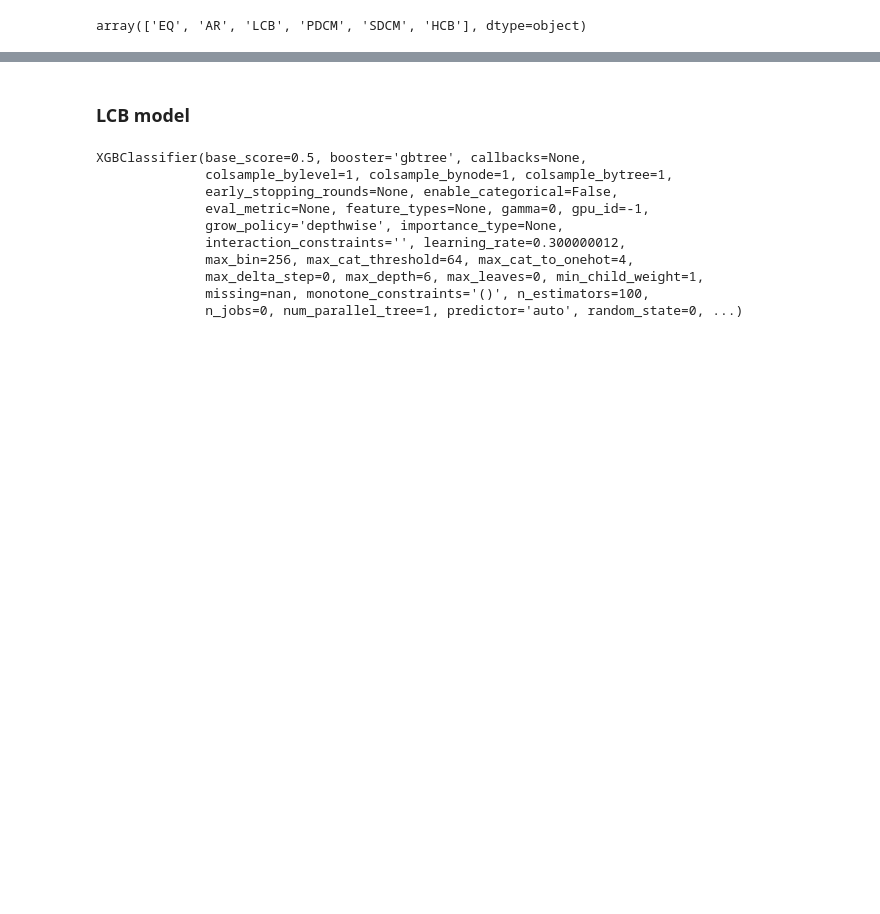
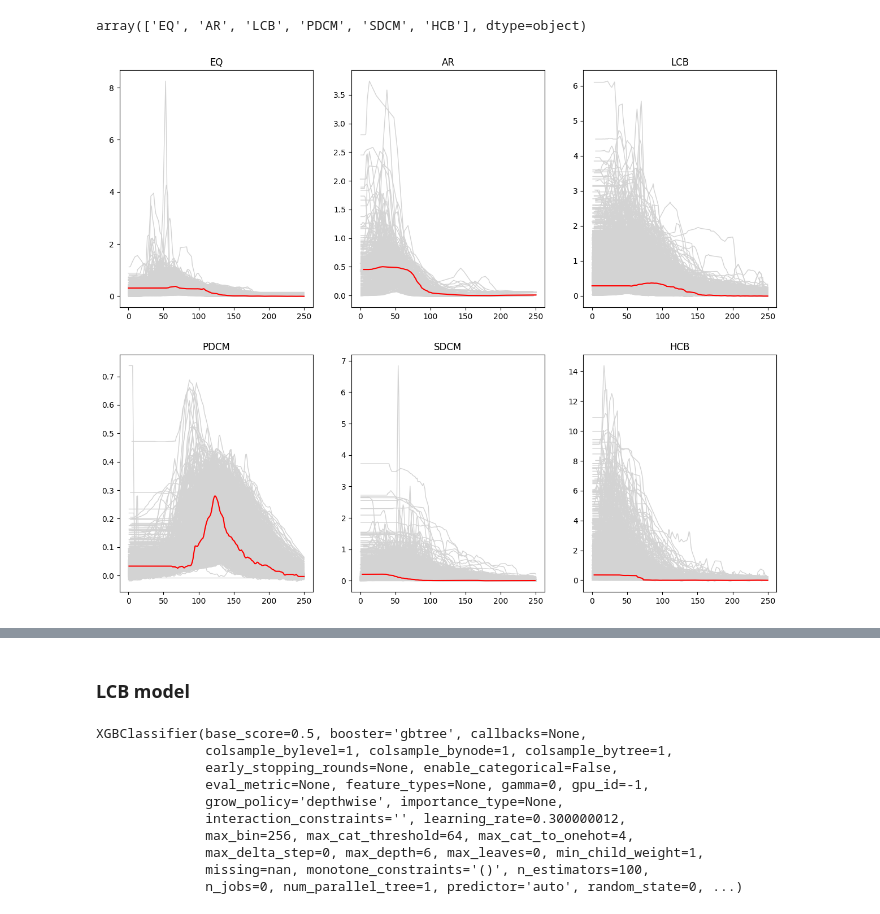
Before and after one commit to gnyirjesy/ocean-depth-characterization, a Jupyter notebook: preliminary_models/cluster_classification_gn.ipynb, the cells around one changed output, grey strips where cells are left out. Cells and saved outputs as stored; diff of their text form; code cells hidden in the pictures; blank space fills up the shorter version.

Commit message:
finalize cluster classificaiton code

```diff
--- a/preliminary_models/cluster_classification_gn.ipynb
+++ b/preliminary_models/cluster_classification_gn.ipynb
@@ -53,3 +58,10 @@ sat_df.head()
 | 3 | 1902303 | 49.236 | -14.742 | 1 | 2021-05-06 02:03:16 | 8 | 35.539001 | 12.379000 | 0.001789 | 0.716489 | ... |
 | 4 | 1902303 | 49.236 | -14.742 | 1 | 2021-05-06 02:03:16 | 10 | 35.539001 | 12.379000 | 0.001790 | 0.715552 | ... |
 5 rows × 29 columns
+# %%
+#Keep CHLA by depth data for later analysis after clustering
+chla_distribution = sat_df[['float','cycleNumber','PRES','CHLA']]
+#Create the unique ID for each float/cycle - these will be the unique observations
+chla_distribution['float_cycle'] = chla_distribution['float'].map(str)+'_'+chla_distribution['cycleNumber'].map(str)
+chla_distribution = chla_distribution.drop(['float','cycleNumber'], axis=1)
+chla_distribution = chla_distribution[chla_distribution['PRES'] <= 250]
@@ -189,4 +211,0 @@ test_set.head()
-# %%
-one_hot_train = pd.get_dummies(train_set['cluster'])
-train_set = pd.concat([train_set, one_hot_train], axis=1)
-train_set.head()
@@ -215,3 +214,19 @@ cluster_names = train_set['cluster'].unique()
 cluster_names
 # %% [output]
 array(['EQ', 'AR', 'LCB', 'PDCM', 'SDCM', 'HCB'], dtype=object)
+# %%
+#View the distributions of floats within each cluster:
+plt.figure(figsize=(15, 12))
+for n, cluster_name in enumerate(cluster_names):
+    cluster_float_cycles = train_set[train_set['cluster'] == cluster_name].index
+    #pull 100 random samples to plot
+    # randomlist = random.sample(range(0, len(cluster_float_cycles)), 100)
+    plt.subplot(2,3, n + 1)
+    small_df_full = chla_distribution[chla_distribution['float_cycle'].isin(cluster_float_cycles) ]
+    for id in cluster_float_cycles:
+        small_df = small_df_full[small_df_full['float_cycle']==id ]
+        plt.plot(small_df['PRES'],small_df['CHLA'],color='lightgray',linewidth=1)
+    plt.plot(small_df[['PRES','CHLA']].groupby('PRES').agg('mean'), color='red')
+    plt.title(cluster_name)
+# %% [output]
+[figure, added]
```
Also changed, not shown: parts of 69 cells of this notebook.
